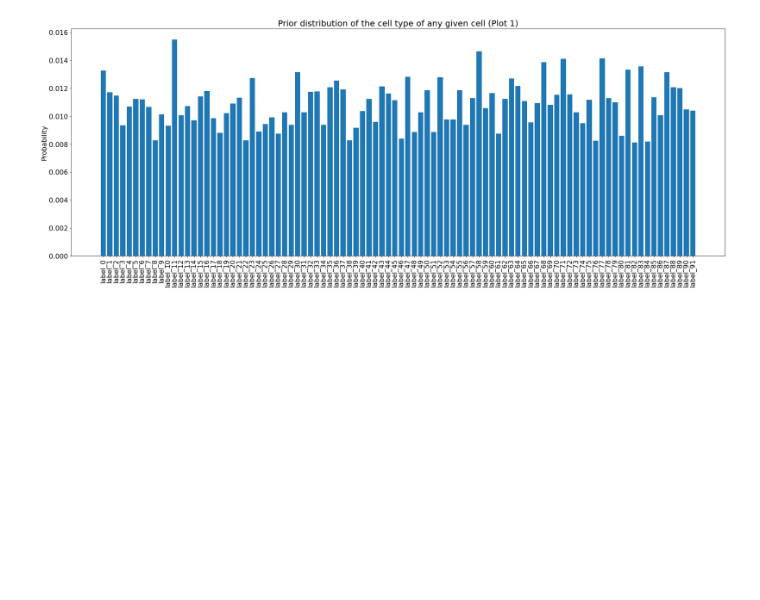
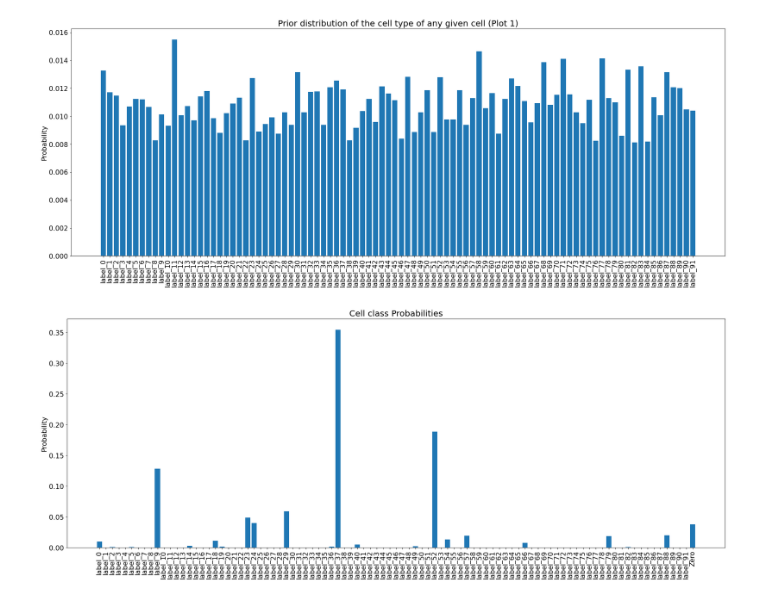
Before and after one commit to acycliq/ca1_no_single_cell_data, a Jupyter notebook: dashboard/data/summary.ipynb, the cells around one changed output. Cells and saved outputs as stored; diff of their text form; code cells hidden in the pictures; blank space fills up the shorter version.

```diff
--- a/dashboard/data/summary.ipynb
+++ b/dashboard/data/summary.ipynb
@@ -100,3 +100,18 @@ ax.tick_params(axis='both', which='minor', labelsize=2)
 plt.savefig('cell_type_prior_1.png', bbox_inches = 'tight')
 # %% [output]
 [figure]
+# %%
+df = pd.read_csv('cell_type_probs.csv')
+# %%
+fig, ax = plt.subplots(figsize=(28,10))
+
+plt.bar(range(len(df.Name)), df.Prob.values, tick_label=df.Prob.values)
+
+plt.title('Cell class Probabilities',  fontsize=20)
+plt.ylabel('Probability', fontsize=16)
+ax.set_xticklabels(df.Name.values, rotation = 'vertical', fontsize=16)
+ax.tick_params(axis='both', which='major', labelsize=16)
+ax.tick_params(axis='both', which='minor', labelsize=2)
+plt.savefig('cell_type_probs.png', bbox_inches = 'tight')
+# %% [output]
+[figure, added]
```
Also changed, not shown: parts of 2 cells of this notebook.
